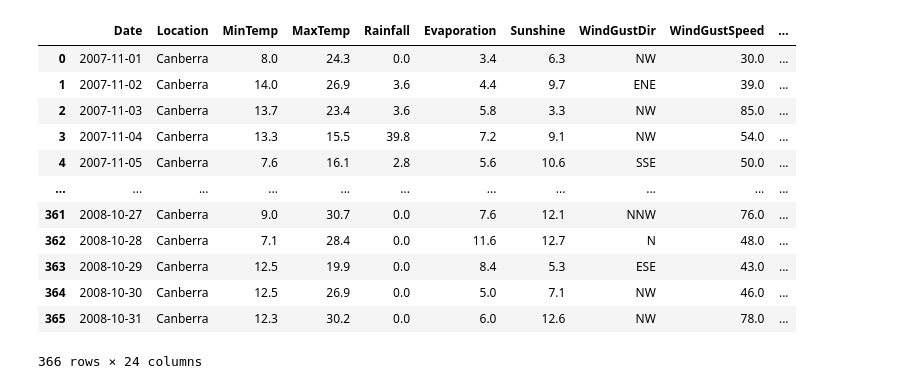
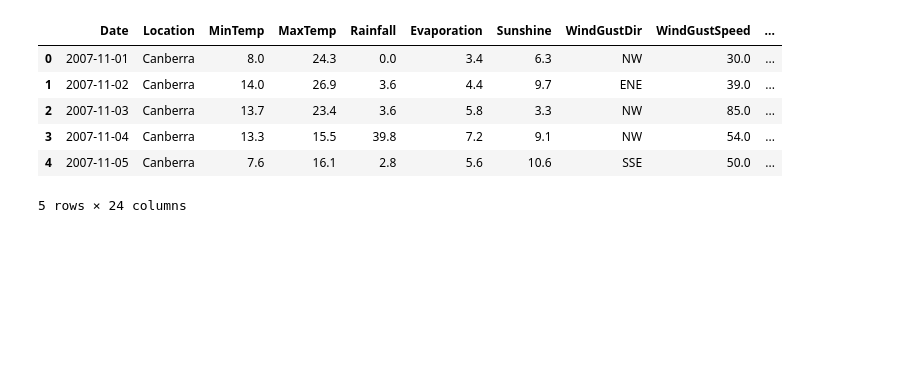
Before and after one commit to Stebo5/MLZaliczenie1, a Jupyter notebook: WeatherHomework.ipynb, the cells around one changed output. Drawn from its saved outputs; the diff is of its cells as text; code cells hidden in the pictures; blank space fills up the shorter version.

```diff
--- a/WeatherHomework.ipynb
+++ b/WeatherHomework.ipynb
@@ -3,21 +3,15 @@
 # %%
 import pandas as pd
 df = pd.read_csv('weather.csv')
-df
+df.head()
 # %% [output]
 |  | Date | Location | MinTemp | MaxTemp | Rainfall | Evaporation | Sunshine | WindGustDir | WindGustSpeed | ... |
 | 0 | 2007-11-01 | Canberra | 8.0 | 24.3 | 0.0 | 3.4 | 6.3 | NW | 30.0 | ... |
 | 1 | 2007-11-02 | Canberra | 14.0 | 26.9 | 3.6 | 4.4 | 9.7 | ENE | 39.0 | ... |
 | 2 | 2007-11-03 | Canberra | 13.7 | 23.4 | 3.6 | 5.8 | 3.3 | NW | 85.0 | ... |
 | 3 | 2007-11-04 | Canberra | 13.3 | 15.5 | 39.8 | 7.2 | 9.1 | NW | 54.0 | ... |
 | 4 | 2007-11-05 | Canberra | 7.6 | 16.1 | 2.8 | 5.6 | 10.6 | SSE | 50.0 | ... |
-| ... | ... | ... | ... | ... | ... | ... | ... | ... | ... | ... |
-| 361 | 2008-10-27 | Canberra | 9.0 | 30.7 | 0.0 | 7.6 | 12.1 | NNW | 76.0 | ... |
-| 362 | 2008-10-28 | Canberra | 7.1 | 28.4 | 0.0 | 11.6 | 12.7 | N | 48.0 | ... |
-| 363 | 2008-10-29 | Canberra | 12.5 | 19.9 | 0.0 | 8.4 | 5.3 | ESE | 43.0 | ... |
-| 364 | 2008-10-30 | Canberra | 12.5 | 26.9 | 0.0 | 5.0 | 7.1 | NW | 46.0 | ... |
-| 365 | 2008-10-31 | Canberra | 12.3 | 30.2 | 0.0 | 6.0 | 12.6 | NW | 78.0 | ... |
-366 rows × 24 columns
+5 rows × 24 columns
 # %%
 # Usuwanie niepotrzebnych zmiennych
 df = df.drop(['RainToday', 'RISK_MM', 'Location', 'Date'], axis=1)
```
Also changed, not shown: parts of 27 cells of this notebook.
